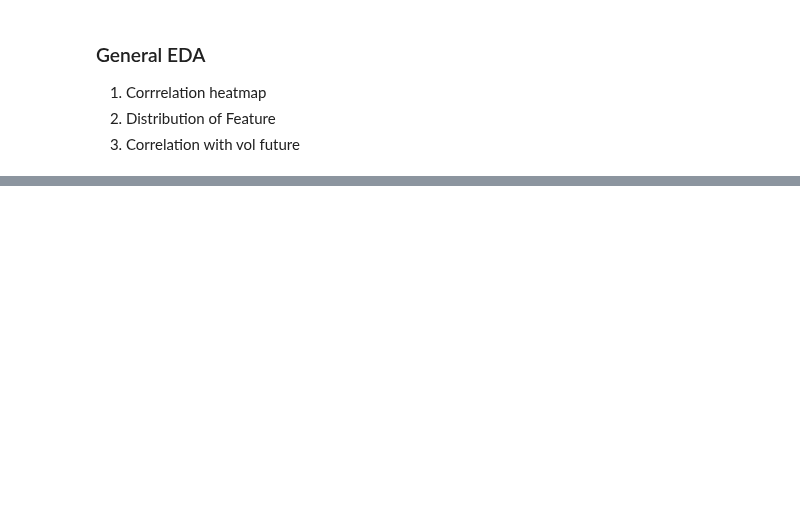
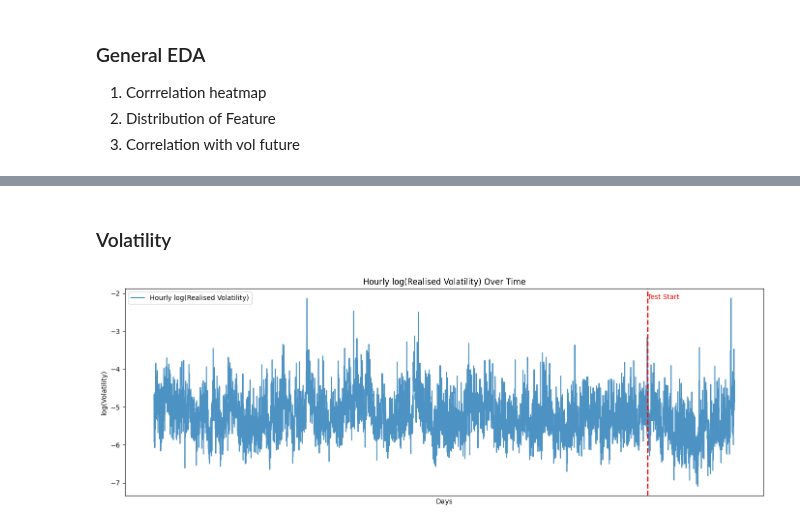
Before and after one commit to C3lineTan/DSE4101-CryptoWhale-2, a Jupyter notebook: EDA/BTC_EDA.ipynb, the cells around one changed output, grey strips where cells are left out. Cells and saved outputs as stored; diff of their text form; code cells hidden in the pictures; blank space fills up the shorter version.

```diff
--- a/EDA/BTC_EDA.ipynb
+++ b/EDA/BTC_EDA.ipynb
@@ -68,0 +68,21 @@ Passing `palette` without assigning `hue` is deprecated and will be removed in v
+# %% [markdown]
+### Volatility
+# %%
+plt.figure(figsize=(14,5))
+plt.plot(eth_df["timestamp"], eth_df["vol_future"], label="Hourly log(Realised Volatility)", alpha=0.8)
+plt.title("Hourly log(Realised Volatility) Over Time")
+plt.xlabel("Days")
+plt.ylabel("log(Volatility)")
+plt.legend()
+
+# Vertical line for 85/15 split
+split_idx = int(len(eth_df) * 0.85)
+split_time = eth_df["timestamp"].iloc[split_idx]
+plt.axvline(x=split_time, color="red", linestyle="--", linewidth=2, label="Train/Test Split")
+plt.text(split_time, eth_df["vol_future"].max()*0.95, "Test Start", color="red", ha="left", va="top")
+
+plt.xticks([])  # remove x-axis labels
+plt.tight_layout()
+plt.show()
+# %% [output]
+[figure, added]
```
Also changed, not shown: parts of 8 cells of this notebook, 3 other files.
